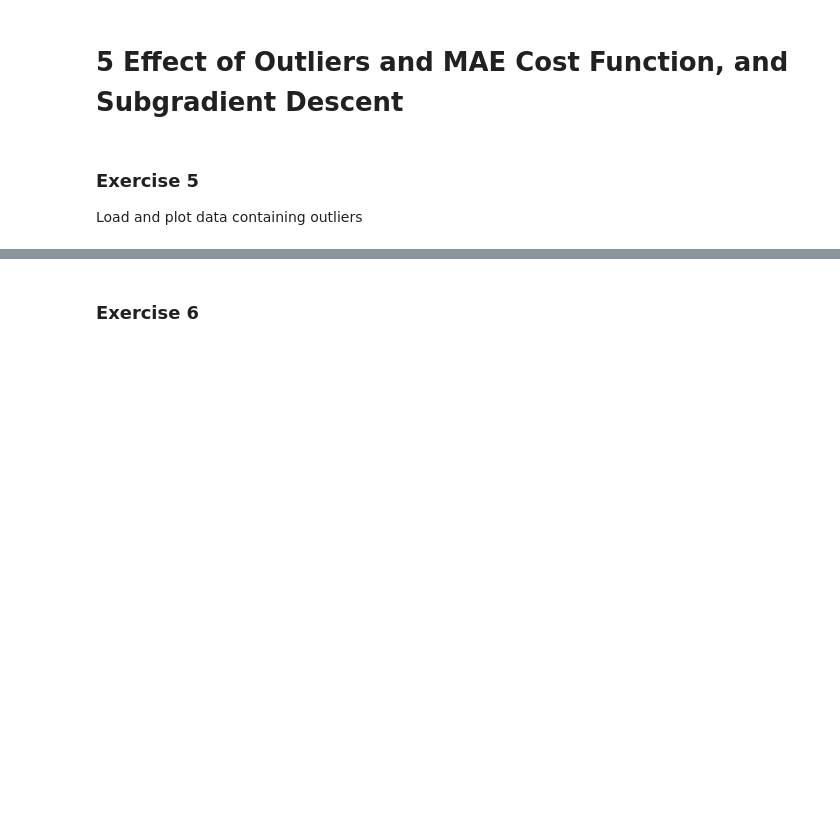
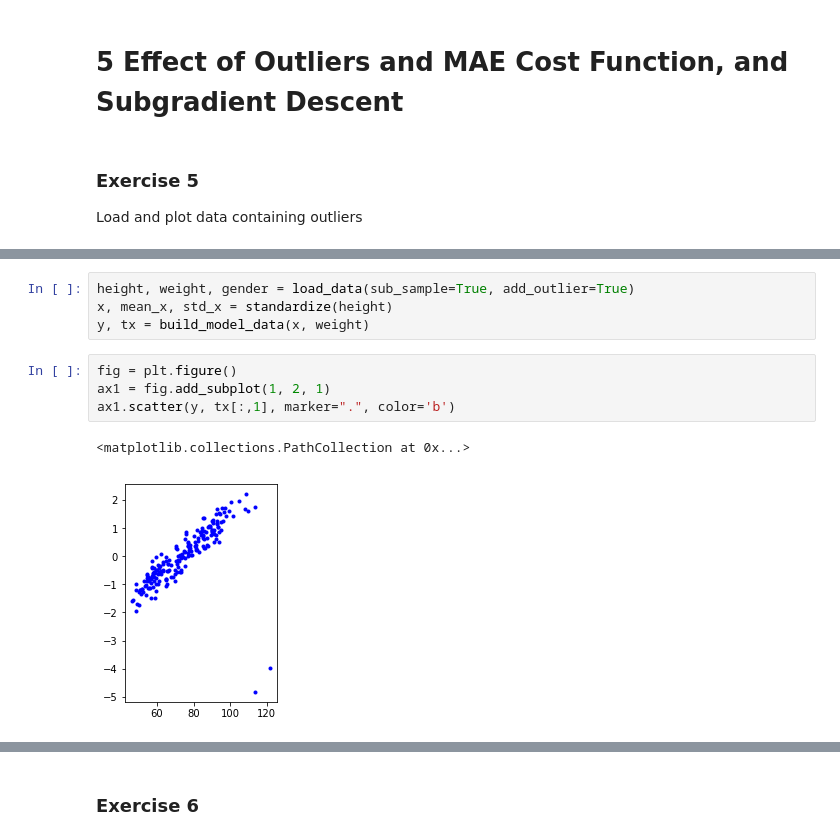
Before and after one commit to atulkumarin/ML_course, a Jupyter notebook: labs/ex02/template/ex02.ipynb, the cells around one changed output, grey strips where cells are left out. Cells and saved outputs as stored; diff of their text form; blank space fills up the shorter version.

```diff
--- a/labs/ex02/template/ex02.ipynb
+++ b/labs/ex02/template/ex02.ipynb
@@ -223,0 +351,11 @@ Load and plot data containing outliers
+# %%
+height, weight, gender = load_data(sub_sample=True, add_outlier=True)
+x, mean_x, std_x = standardize(height)
+y, tx = build_model_data(x, weight)
+# %%
+fig = plt.figure()
+ax1 = fig.add_subplot(1, 2, 1)
+ax1.scatter(y, tx[:,1], marker=".", color='b')
+# %% [output]
+<matplotlib.collections.PathCollection at 0x...>
+[figure, added]
```
Also changed, not shown: parts of 16 cells of this notebook.
